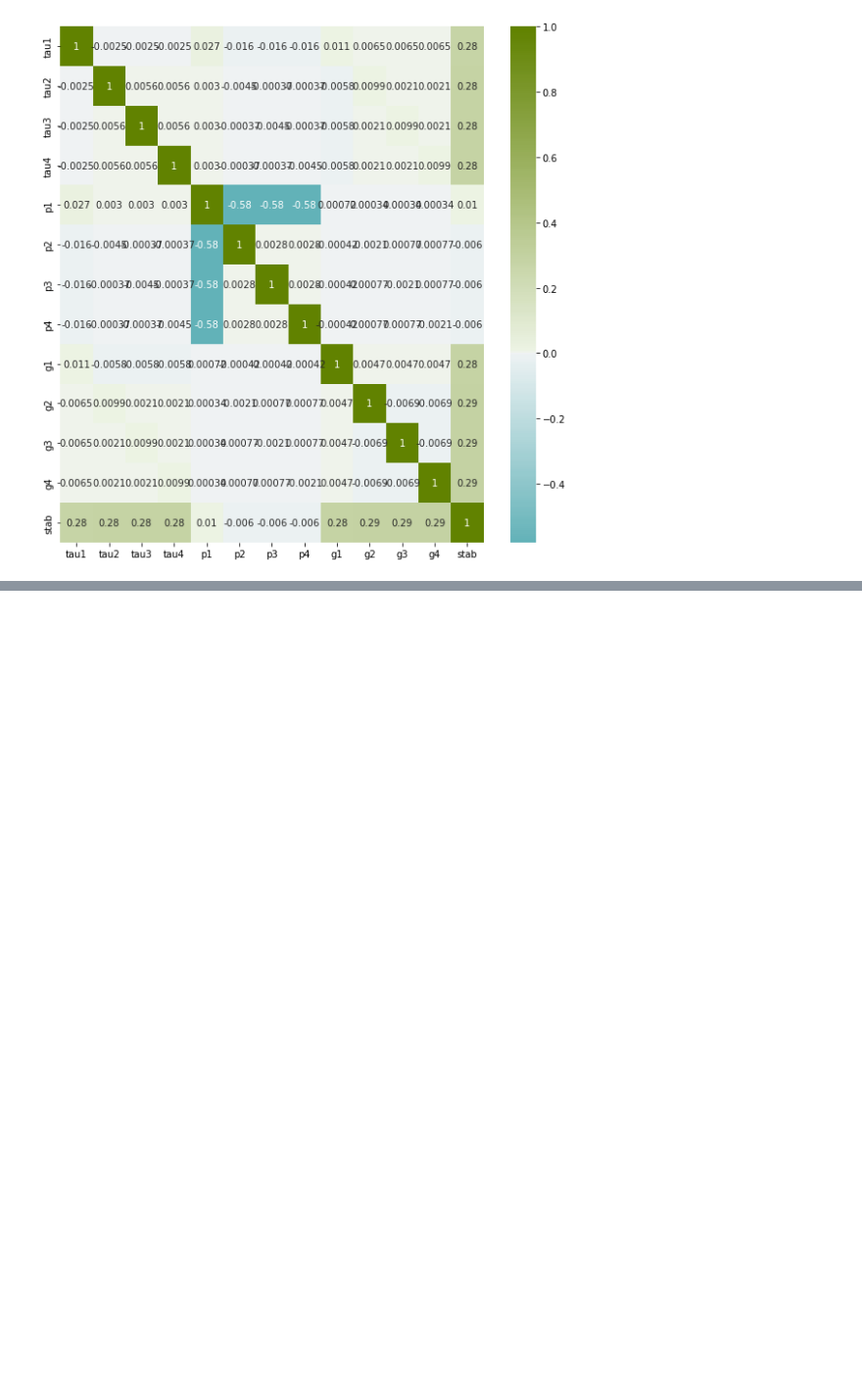
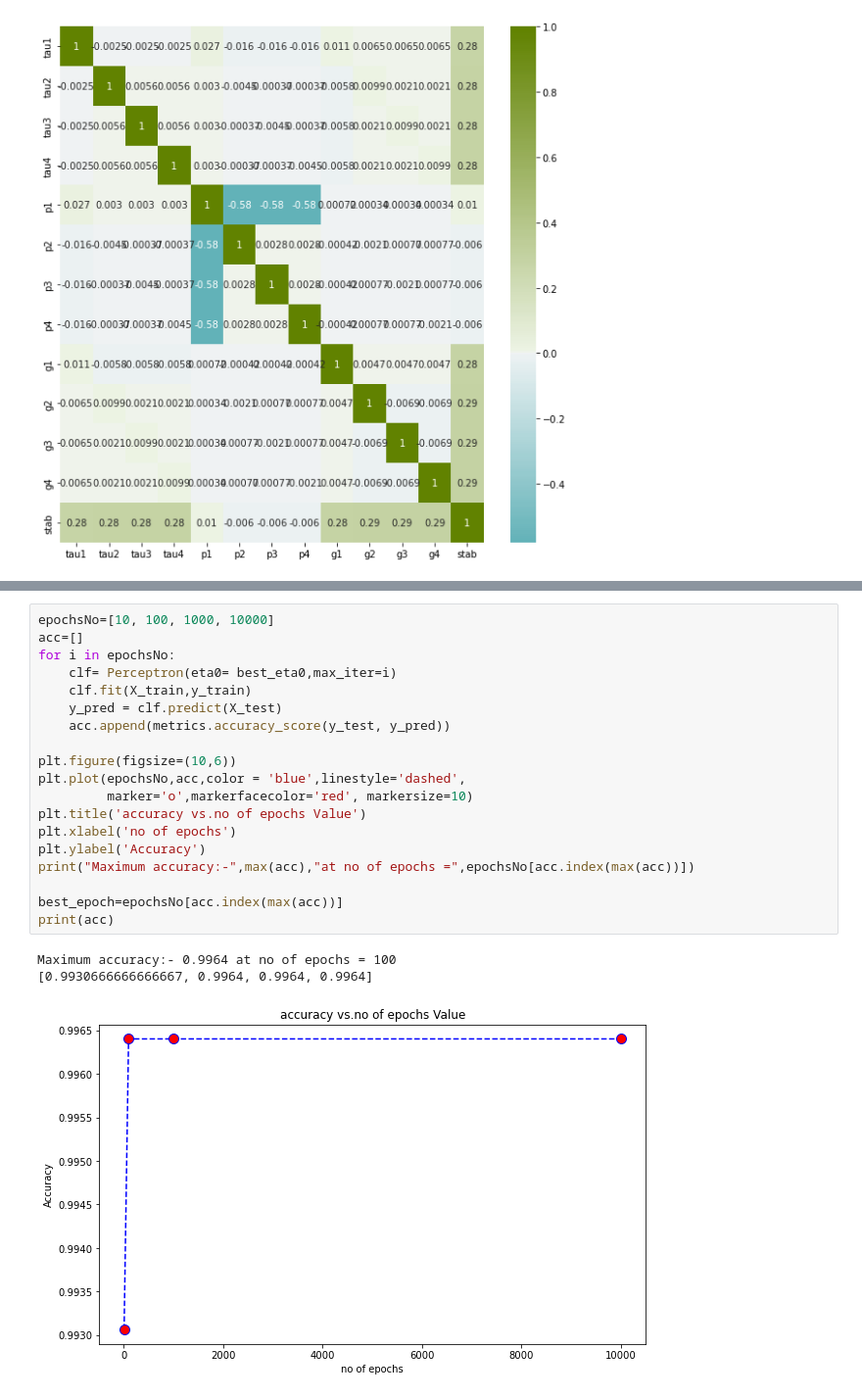
Before and after one commit to OmarSalah16/Smart-Grid-Stability-using-Multiple-Classifiers, a Jupyter notebook: Single Perceptron Classifier.ipynb, the cells around one changed output, grey strips where cells are left out. Shown: that part at 98% size. Cells and saved outputs as stored; diff of their text form; blank space fills up the shorter version.

```diff
--- a/Single Perceptron Classifier.ipynb
+++ b/Single Perceptron Classifier.ipynb
@@ -75,0 +75,23 @@ F1-score: 0.9950294550810014
+# %%
+epochsNo=[10, 100, 1000, 10000]
+acc=[]
+for i in epochsNo:
+    clf= Perceptron(eta0= best_eta0,max_iter=i)
+    clf.fit(X_train,y_train)
+    y_pred = clf.predict(X_test)
+    acc.append(metrics.accuracy_score(y_test, y_pred))
+
+plt.figure(figsize=(10,6))
+plt.plot(epochsNo,acc,color = 'blue',linestyle='dashed',
+         marker='o',markerfacecolor='red', markersize=10)
+plt.title('accuracy vs.no of epochs Value')
+plt.xlabel('no of epochs')
+plt.ylabel('Accuracy')
+print("Maximum accuracy:-",max(acc),"at no of epochs =",epochsNo[acc.index(max(acc))])
+
+best_epoch=epochsNo[acc.index(max(acc))]
+print(acc)
+# %% [output]
+Maximum accuracy:- 0.9964 at no of epochs = 100
+[0.9930666666666667, 0.9964, 0.9964, 0.9964]
+[figure, added]
```
Also changed, not shown: parts of 2 cells of this notebook.
